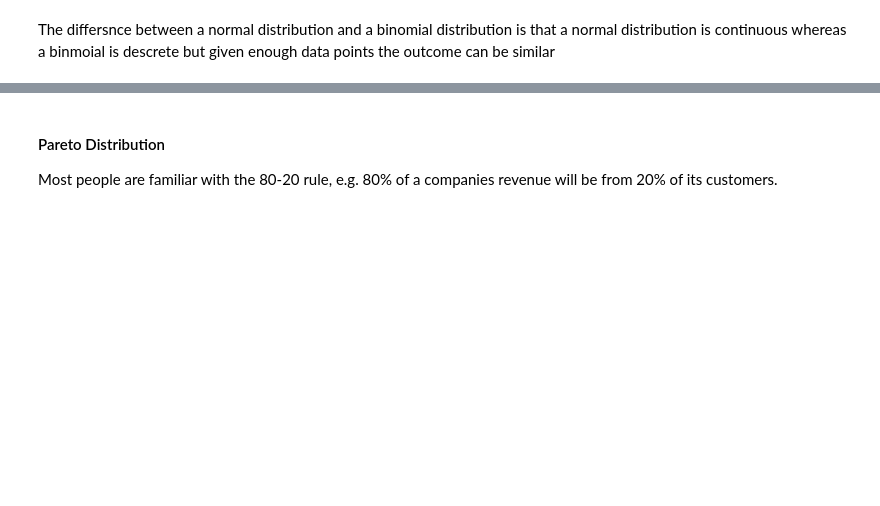
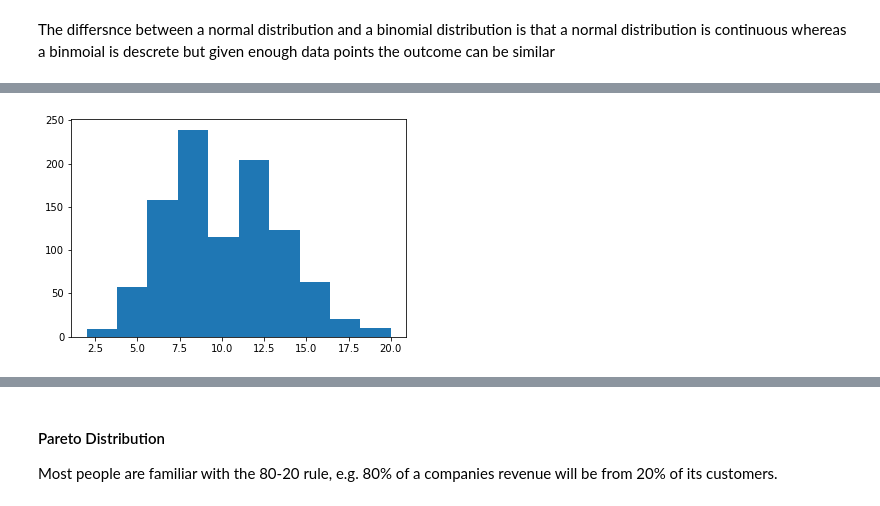
Before and after one commit to donneger/numpy_random, a Jupyter notebook: random.ipynb, the cells around one changed output, grey strips where cells are left out. Cells and saved outputs as stored; diff of their text form; code cells hidden in the pictures; blank space fills up the shorter version.

Commit message:
Updating the section on Poisson distrinution with new examples

```diff
--- a/random.ipynb
+++ b/random.ipynb
@@ -345,23 +362,11 @@ A Poisson Distribution is a discrete probability distribution that can estimate
 numpy.random.poisson takes takes 2 parameters, **lam** being the mean rate of an occurrence in intervals of time or space and **size** being the number of returns in the array.
 # %%
-from scipy.stats import poisson
-import matplotlib.pyplot as plt
-#
+
 # Random variable representing number of restaurants
 # Mean number of occurences of restaurants in 10 KM is 2
-#
-X = [0, 1, 2, 3, 4, 5]
-lmbda = 2
-#
-# Probability values
-#
-poisson_pd = poisson.pmf(X, lmbda)
-#
-# Plot the probability distribution
-#
-fig, ax = plt.subplots(1, 1, figsize=(8, 6))
-ax.plot(X, poisson_pd, 'bo', ms=8, label='poisson pmf')
-plt.ylabel("Probability", fontsize="18")
-plt.xlabel("X - No. of Restaurants", fontsize="18")
-plt.title("Poisson Distribution - No. of Restaurants Vs Probability", fontsize="18")
-ax.vlines(X, 0, poisson_pd, colors='b', lw=5, alpha=0.5)
+#data=[5.0]
+a = np.random.poisson(10, 1000)
+plt.hist(a)
+plt.show()
+# %% [output]
+[figure, added]
```
Also changed, not shown: parts of 27 cells of this notebook.
